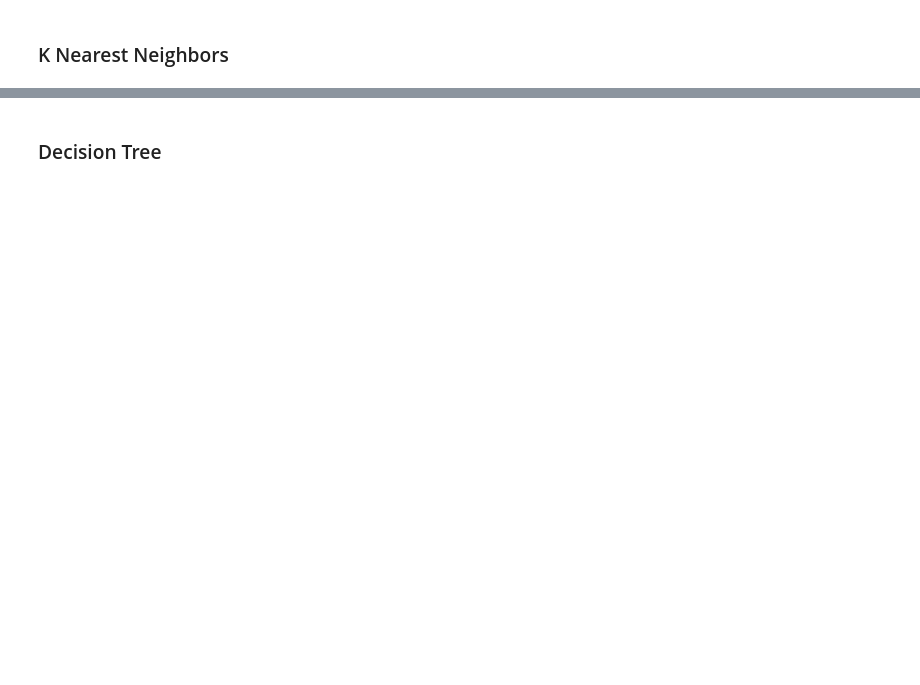
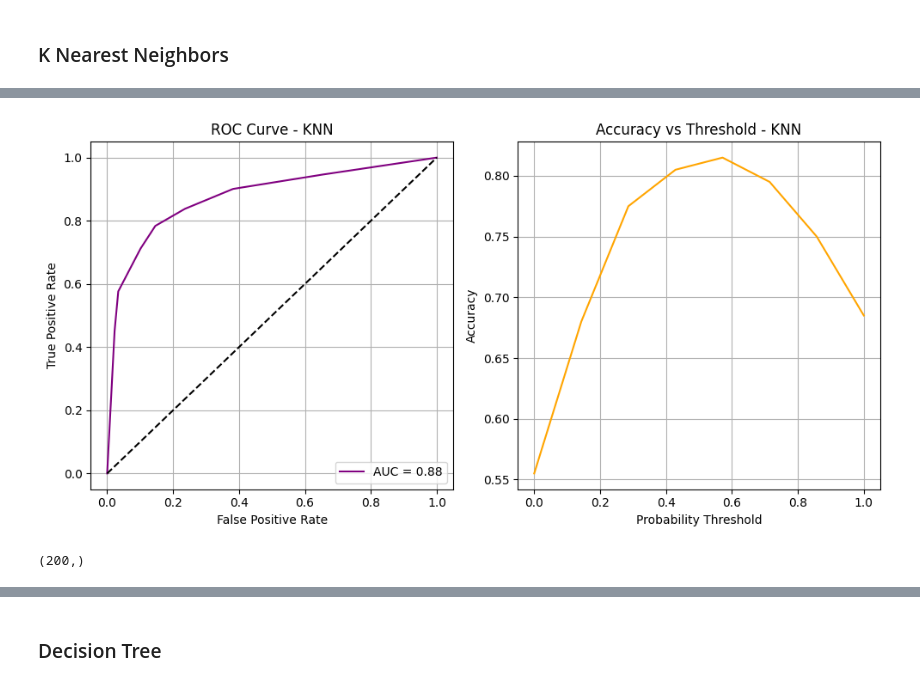
Before and after one commit to Rohitchand-01/heart-disease, a Jupyter notebook: ai/Heart_disease_prediction.ipynb, the cells around one changed output, grey strips where cells are left out. Saved outputs shown, nothing was run; the diff lists cells and outputs as text; code cells hidden in the pictures; blank space fills up the shorter version.

```diff
--- a/ai/Heart_disease_prediction.ipynb
+++ b/ai/Heart_disease_prediction.ipynb
@@ -439,3 +584,62 @@ Y_pred_knn.shape
+# %%
+from sklearn.neighbors import KNeighborsClassifier
+from sklearn.metrics import roc_curve, auc, accuracy_score
+import matplotlib.pyplot as plt
+import numpy as np
+
+# Initialize and train the KNN model
+knn = KNeighborsClassifier(n_neighbors=7)
+knn.fit(X_train, Y_train)
+
+# Now you can predict probabilities
+Y_proba_knn = knn.predict_proba(X_test)[:, 1]
+
+# Compute ROC curve and AUC
+fpr_knn, tpr_knn, thresholds_knn = roc_curve(Y_test, Y_proba_knn)
+roc_auc_knn = auc(fpr_knn, tpr_knn)
+
+# Compute accuracy for different thresholds
+accuracy_scores_knn = []
+for thresh in thresholds_knn:
+    Y_pred_thresh_knn = (Y_proba_knn >= thresh).astype(int)
+    accuracy_scores_knn.append(accuracy_score(Y_test, Y_pred_thresh_knn))
+
+# Plot ROC curve and Accuracy
+plt.figure(figsize=(10, 5))
+
+# Subplot 1: ROC Curve
+plt.subplot(1, 2, 1)
+plt.plot(fpr_knn, tpr_knn, color='purple', label=f'AUC = {roc_auc_knn:.2f}')
+plt.plot([0, 1], [0, 1], 'k--')
+plt.xlabel('False Positive Rate')
+plt.ylabel('True Positive Rate')
+plt.title('ROC Curve - KNN')
+plt.legend(loc='lower right')
+plt.grid(True)
+
+# Subplot 2: Accuracy vs Threshold
+plt.subplot(1, 2, 2)
+plt.plot(thresholds_knn, accuracy_scores_knn, color='orange')
+plt.xlabel('Probability Threshold')
+plt.ylabel('Accuracy')
+plt.title('Accuracy vs Threshold - KNN')
+plt.grid(True)
+
+plt.tight_layout()
+plt.show()
+# %% [output]
+[figure, added]
+# %%
+# Assuming you have already imported and trained your KNN model (knn)
+# and have your test data (X_test)
+
+# Make predictions on the test set
+Y_pred_knn = knn.predict(X_test)
+
+# Now you can check the shape
+print(Y_pred_knn.shape)
+# %% [output]
+(200,)
 # %%
 score_knn = round(accuracy_score(Y_pred_knn,Y_test)*100,2)
 
```
Also changed, not shown: parts of 43 cells of this notebook, 7 other files.
